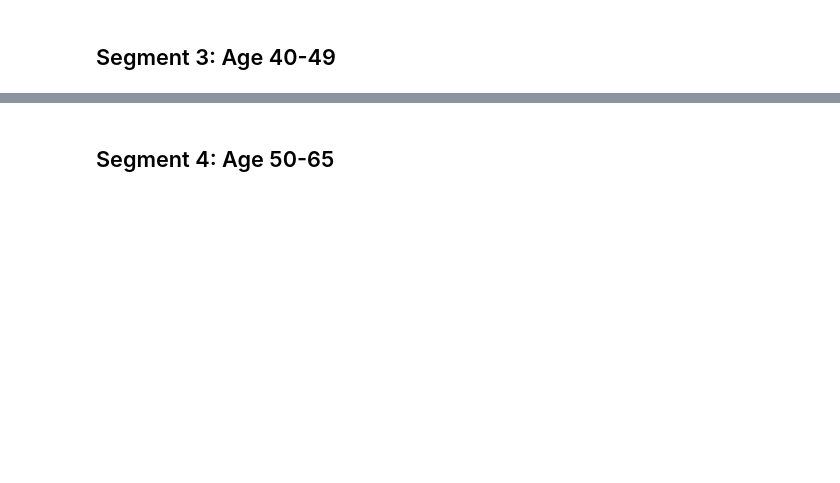
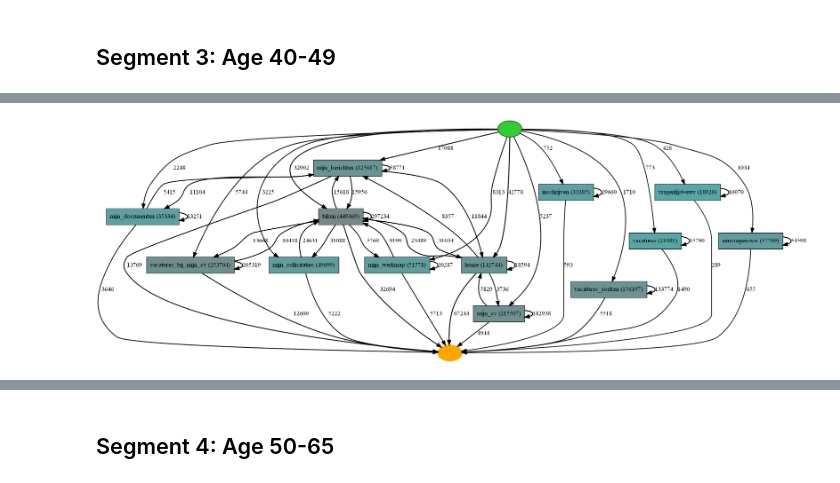
Before and after one commit to sinaaghaee/ProcessMiningProject-CustomerBehaviorAnalysis, a Jupyter notebook: BPM-Project-Aghaee-Varchandi-Mahmoodi.ipynb, the cells around one changed output, grey strips where cells are left out. Cells and saved outputs as stored; diff of their text form; code cells hidden in the pictures; blank space fills up the shorter version.

```diff
--- a/BPM-Project-Aghaee-Varchandi-Mahmoodi.ipynb
+++ b/BPM-Project-Aghaee-Varchandi-Mahmoodi.ipynb
@@ -817,0 +1022,13 @@ pm4py.view_heuristics_net(heu_net)
+# %%
+log_segment_3 = xes_importer.apply('event_log_segment_3.xes')
+# %%
+# Simplified Interface
+heu_net = pm4py.discover_heuristics_net(
+    log_segment_3, dependency_threshold=0.9999,
+    and_threshold=0.999,
+    loop_two_threshold=0.999
+)
+pm4py.save_vis_heuristics_net(heu_net, file_path='Segment3_behavior_heuristicsminer.png')
+pm4py.view_heuristics_net(heu_net)
+# %% [output]
+[figure, added]
```
Also changed, not shown: parts of 84 cells of this notebook.
